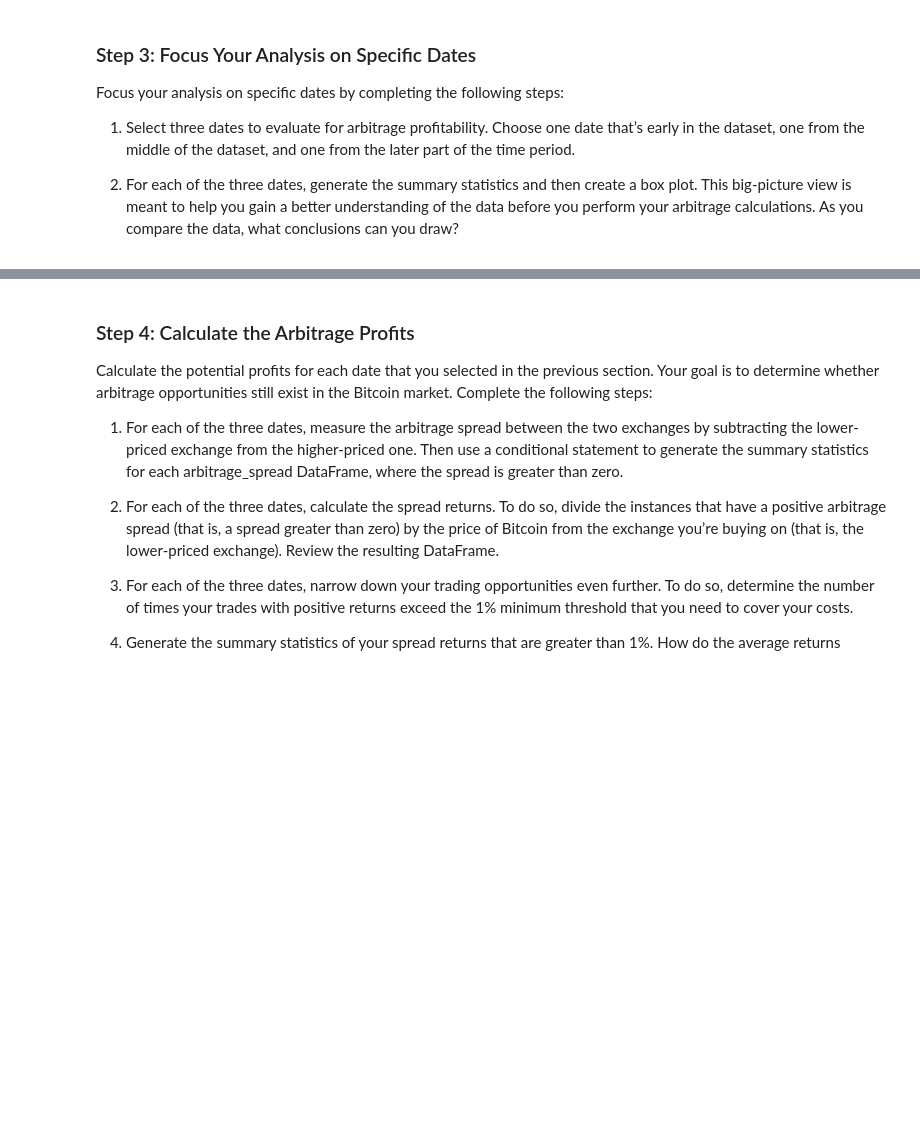
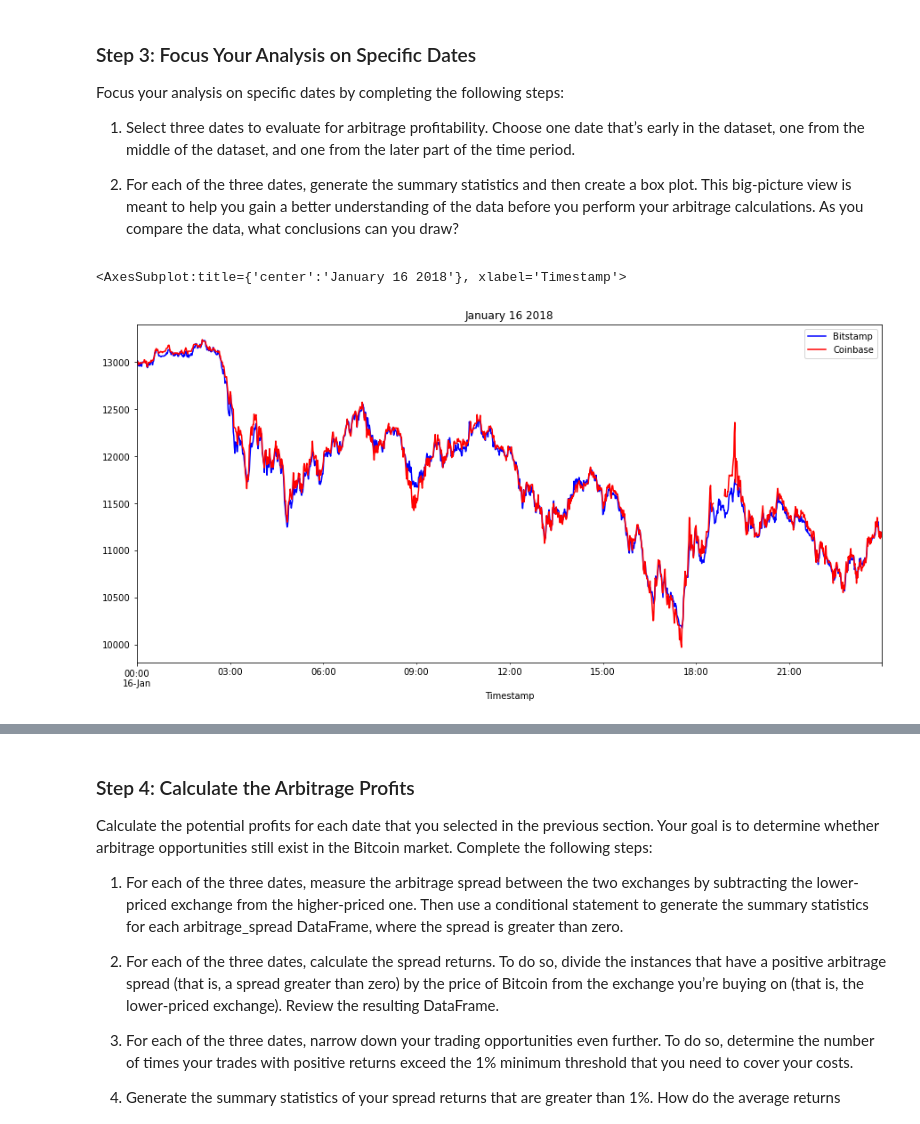
Before and after one commit to zvahidy/Crypto-Arbitrage, a Jupyter notebook: crypto_arbitrage.ipynb, the cells around one changed output, grey strips where cells are left out. Cells and saved outputs as stored; diff of their text form; code cells hidden in the pictures; blank space fills up the shorter version.

Commit message:
calculate and visualize arbitage spread from early middle and late of dataset

```diff
--- a/crypto_arbitrage.ipynb
+++ b/crypto_arbitrage.ipynb
@@ -408,7 +408,11 @@ Focus your analysis on specific dates by completing the following steps:
 # %%
 # Create an overlay plot that visualizes the two dataframes over a period of one day early in the dataset.
 # Be sure that the plots include the parameters `legend`, `figsize`, `title`, `color` and `label`
-# YOUR CODE HERE
+bitstamp['Close'].loc['2018-01-16'].plot(legend=True, figsize=(15, 7), title="January 16 2018", color="blue", label="Bitstamp")
+coinbase['Close'].loc['2018-01-16'].plot(legend=True, figsize=(15, 7), color="red", label="Coinbase")
+# %% [output]
+<AxesSubplot:title={'center':'January 16 2018'}, xlabel='Timestamp'>
+[figure, added]
 # %%
 # Using the early date that you have selected, calculate the arbitrage spread
 # by subtracting the bitstamp lower closing prices from the coinbase higher closing prices
```
Also changed, not shown: parts of 9 cells of this notebook.
